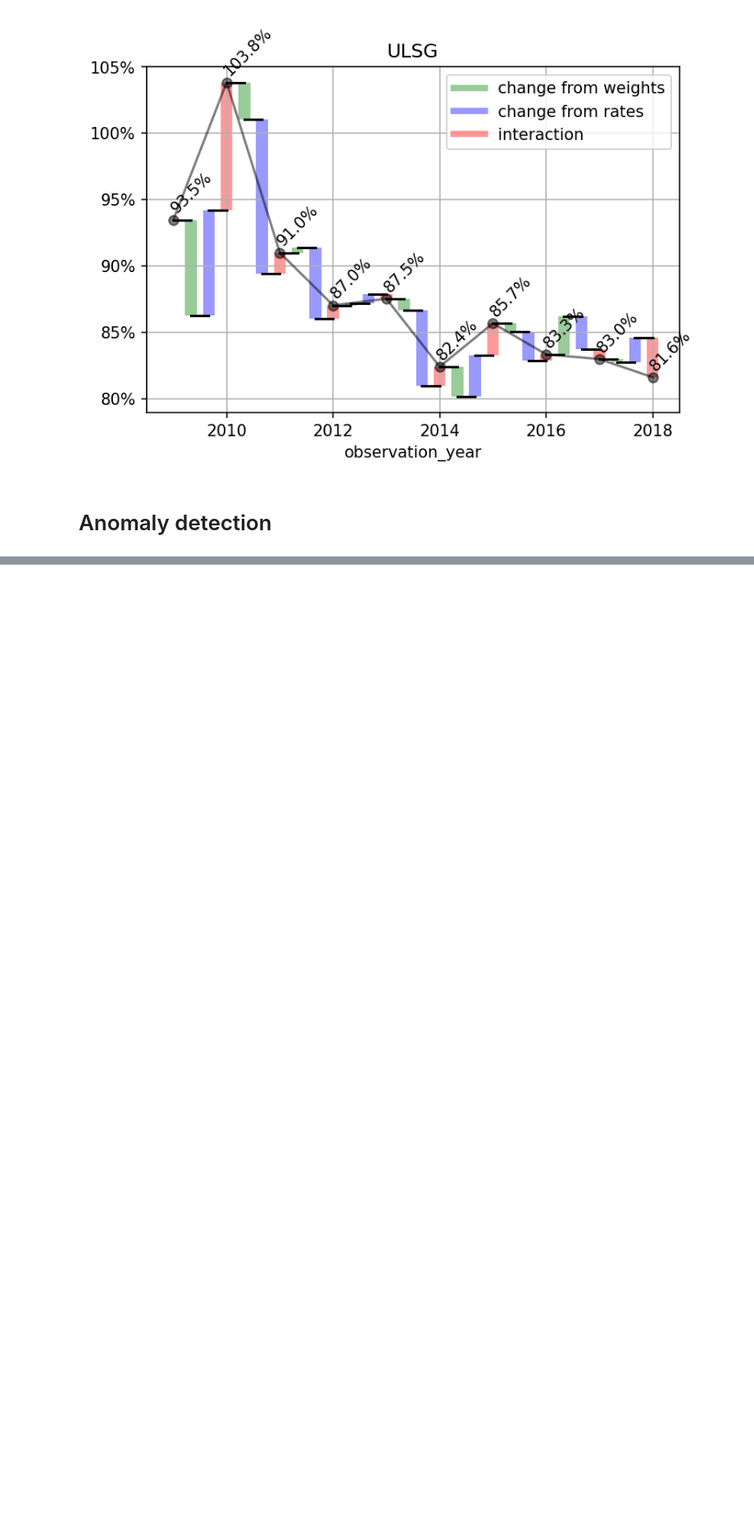
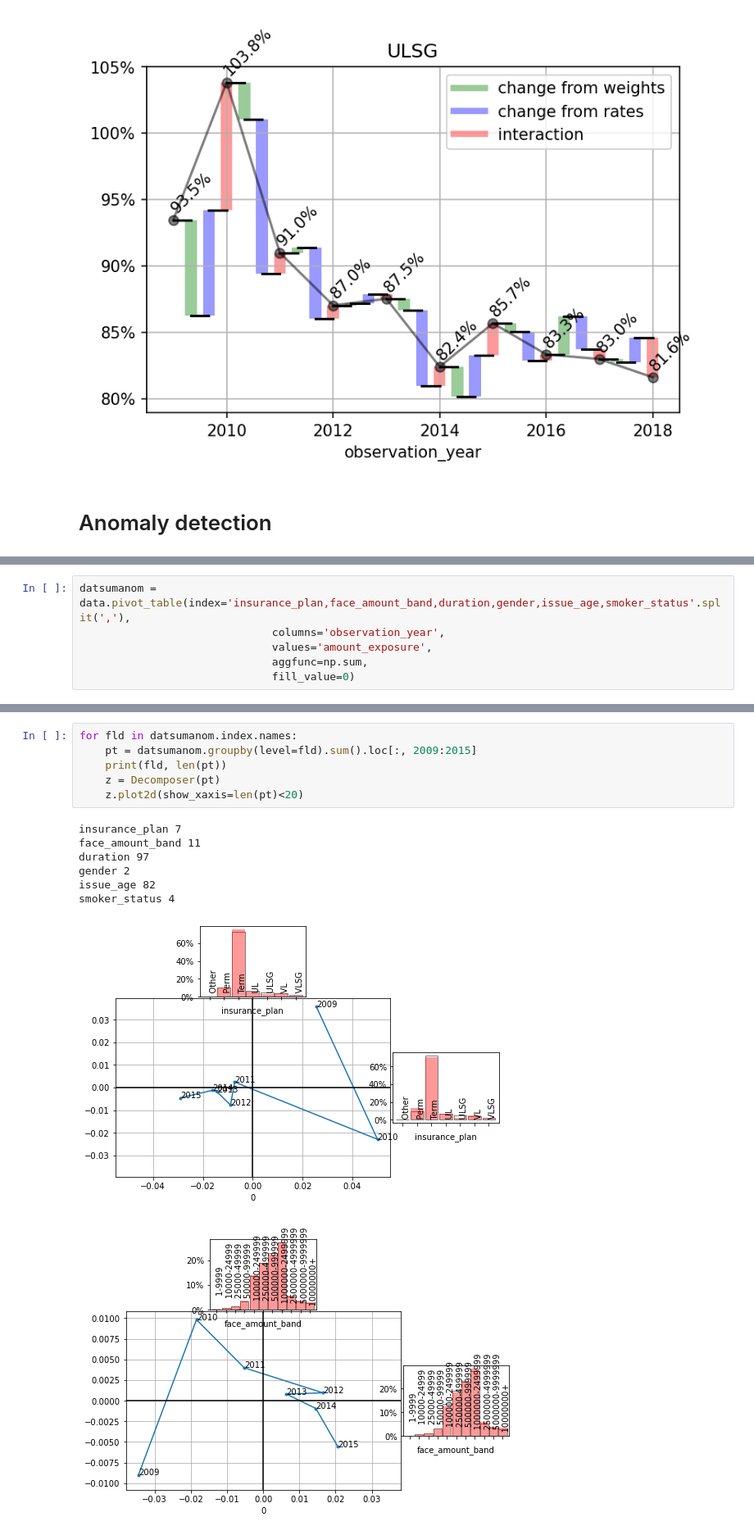
Before and after one commit to SOA-ILEC-Demo/ILECTools, a Jupyter notebook: sample_notebooks/2019_ValAct_demo.ipynb, the cells around one changed output, grey strips where cells are left out. Shown at 82% size. Drawn from its saved outputs; the diff is of its cells as text; blank space fills up the shorter version.

```diff
--- a/sample_notebooks/2019_ValAct_demo.ipynb
+++ b/sample_notebooks/2019_ValAct_demo.ipynb
@@ -111,0 +106,6 @@ pd.DataFrame(u.dot(np.diag(s)), index=pt.index).plot(x=0, y=1)
+# %%
+datsumanom = data.pivot_table(index='insurance_plan,face_amount_band,duration,gender,issue_age,smoker_status'.split(','),
+                              columns='observation_year',
+                              values='amount_exposure',
+                              aggfunc=np.sum,
+                              fill_value=0)
@@ -111,0 +122,15 @@ pd.DataFrame(u.dot(np.diag(s)), index=pt.index).plot(x=0, y=1)
+# %%
+for fld in datsumanom.index.names:
+    pt = datsumanom.groupby(level=fld).sum().loc[:, 2009:2015]
+    print(fld, len(pt))
+    z = Decomposer(pt)
+    z.plot2d(show_xaxis=len(pt)<20)
+# %% [output]
+insurance_plan 7
+face_amount_band 11
+duration 97
+gender 2
+issue_age 82
+smoker_status 4
+[figure, added]
+[figure, added]
```
Also changed, not shown: parts of 13 cells of this notebook, 1 other file.
